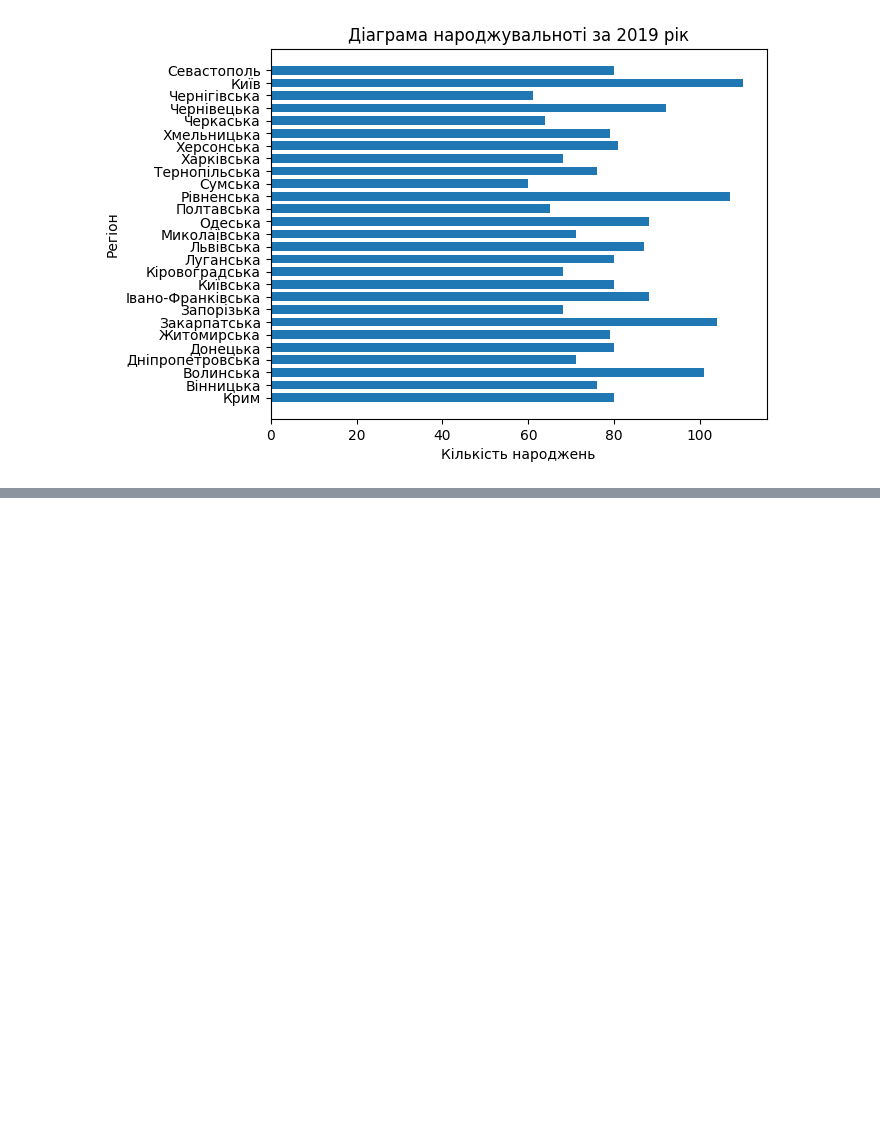
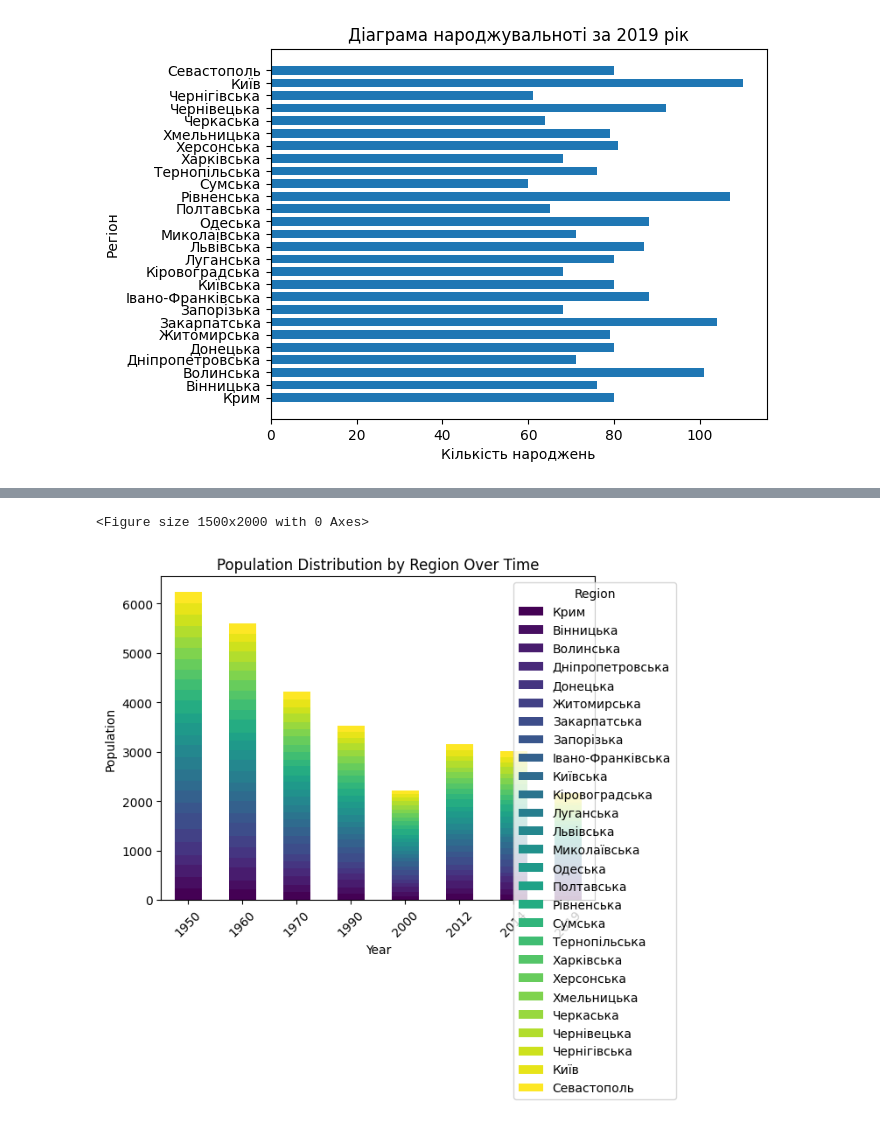
Before and after one commit to C-Hurtmann/goit-data_science, a Jupyter notebook: hw2/hw2_1.ipynb, the cells around one changed output, grey strips where cells are left out. Drawn from its saved outputs; the diff is of its cells as text; code cells hidden in the pictures; blank space fills up the shorter version.

```diff
--- a/hw2/hw2_1.ipynb
+++ b/hw2/hw2_1.ipynb
@@ -198,0 +222,14 @@ plt.show()
+# %%
+transp_table = table.set_index('Регіон').T
+
+plt.figure(figsize=(15, 20))
+ax = transp_table.plot(kind='bar', stacked=True, cmap='viridis')
+plt.title('Population Distribution by Region Over Time')
+plt.xlabel('Year')
+plt.ylabel('Population')
+plt.legend(title='Region', loc='upper right', bbox_to_anchor=(1.2, 1))
+plt.xticks(rotation=45)
+plt.show()
+# %% [output]
+<Figure size 1500x2000 with 0 Axes>
+[figure, added]
```
Also changed, not shown: parts of 4 cells of this notebook.
